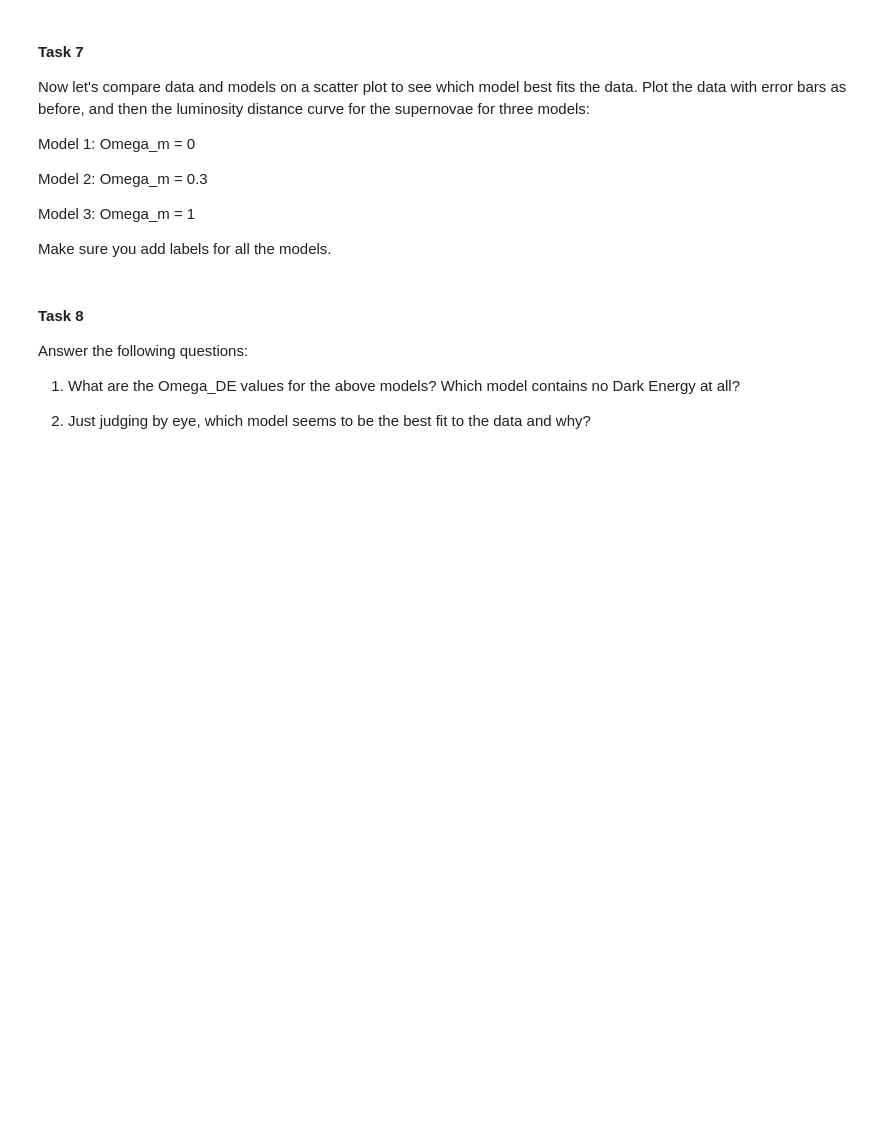
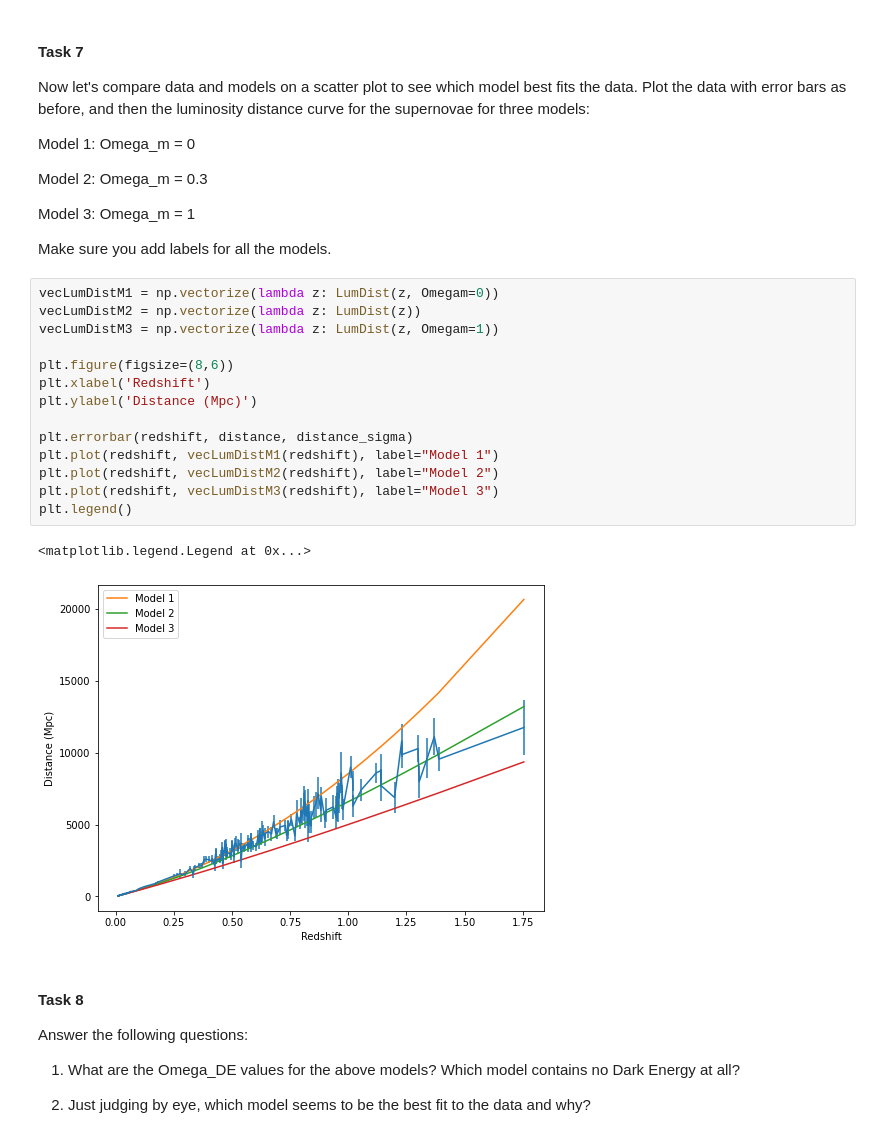
Before and after one commit to JakePost/ml-physics-fall2021, a Jupyter notebook: homework/worksheet-2/PHYS3600_Fall21_HW2.ipynb, the cells around one changed output. Drawn from its saved outputs; the diff is of its cells as text; blank space fills up the shorter version.

```diff
--- a/homework/worksheet-2/PHYS3600_Fall21_HW2.ipynb
+++ b/homework/worksheet-2/PHYS3600_Fall21_HW2.ipynb
@@ -101,6 +137,23 @@ Model 2: Omega_m = 0.3
 Model 3: Omega_m = 1
 
 Make sure you add labels for all the models.
+# %%
+vecLumDistM1 = np.vectorize(lambda z: LumDist(z, Omegam=0))
+vecLumDistM2 = np.vectorize(lambda z: LumDist(z))
+vecLumDistM3 = np.vectorize(lambda z: LumDist(z, Omegam=1))
+
+plt.figure(figsize=(8,6))
+plt.xlabel('Redshift')
+plt.ylabel('Distance (Mpc)')
+
+plt.errorbar(redshift, distance, distance_sigma)
+plt.plot(redshift, vecLumDistM1(redshift), label="Model 1")
+plt.plot(redshift, vecLumDistM2(redshift), label="Model 2")
+plt.plot(redshift, vecLumDistM3(redshift), label="Model 3")
+plt.legend()
+# %% [output]
+<matplotlib.legend.Legend at 0x...>
+[figure, added]
 # %% [markdown]
 #### Task 8
 
```
Also changed, not shown: parts of 13 cells of this notebook, 2 other files.
